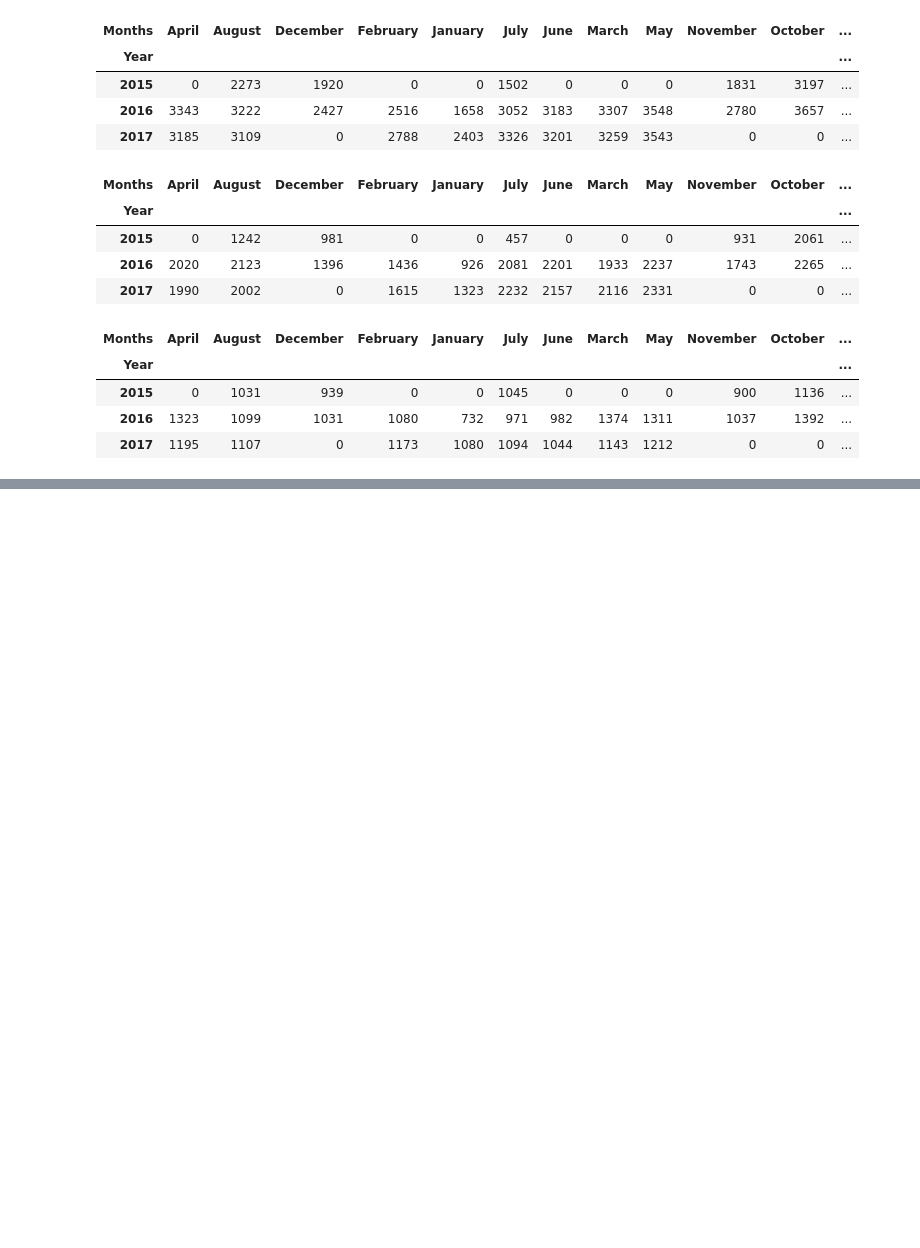
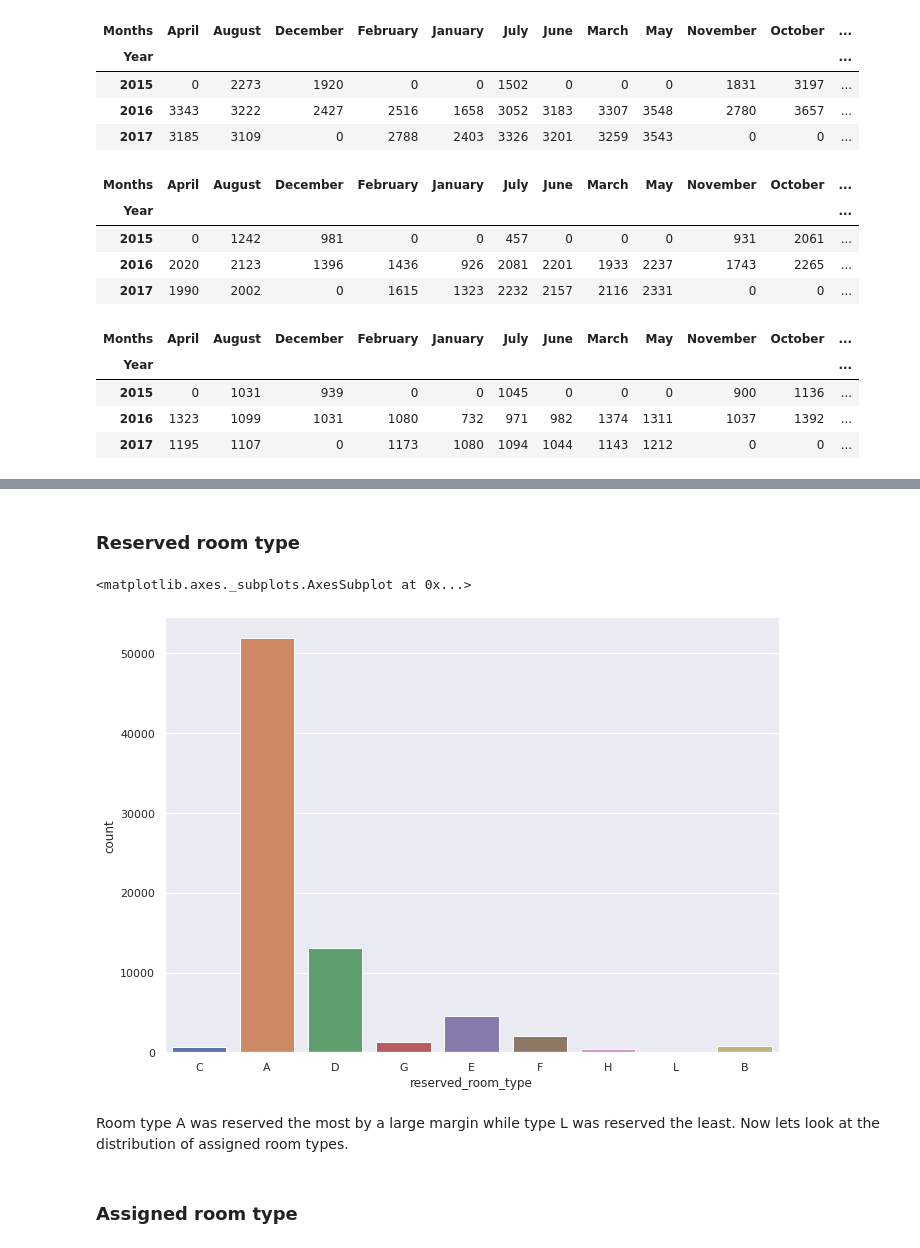
Before and after one commit to ParvezMakandar/Hotel-Booking-Analysis, a Jupyter notebook: Hotel_Booking_Analysis_Capstone_Project.ipynb, the cells around one changed output, grey strips where cells are left out. Saved outputs shown, nothing was run; the diff lists cells and outputs as text; code cells hidden in the pictures; blank space fills up the shorter version.

Commit message:
Fifth commit Hotel Booking Analysis

```diff
--- a/Hotel_Booking_Analysis_Capstone_Project.ipynb
+++ b/Hotel_Booking_Analysis_Capstone_Project.ipynb
@@ -530,0 +548,12 @@ pd.crosstab(resort_hotel_df['arrival_date_year'],resort_hotel_df['arrival_date_m
+# %% [markdown]
+### Reserved room type
+# %%
+sns.set(rc = {'figure.figsize':(11,8)})
+sns.countplot(data = hotel_checked_in_df, x='reserved_room_type')
+# %% [output]
+<matplotlib.axes._subplots.AxesSubplot at 0x...>
+[figure, added]
+# %% [markdown]
+Room type A was reserved the most by a large margin while type L was reserved the least. Now lets look at the distribution of assigned room types.
+# %% [markdown]
+### Assigned room type
```
Also changed, not shown: parts of 23 cells of this notebook.
